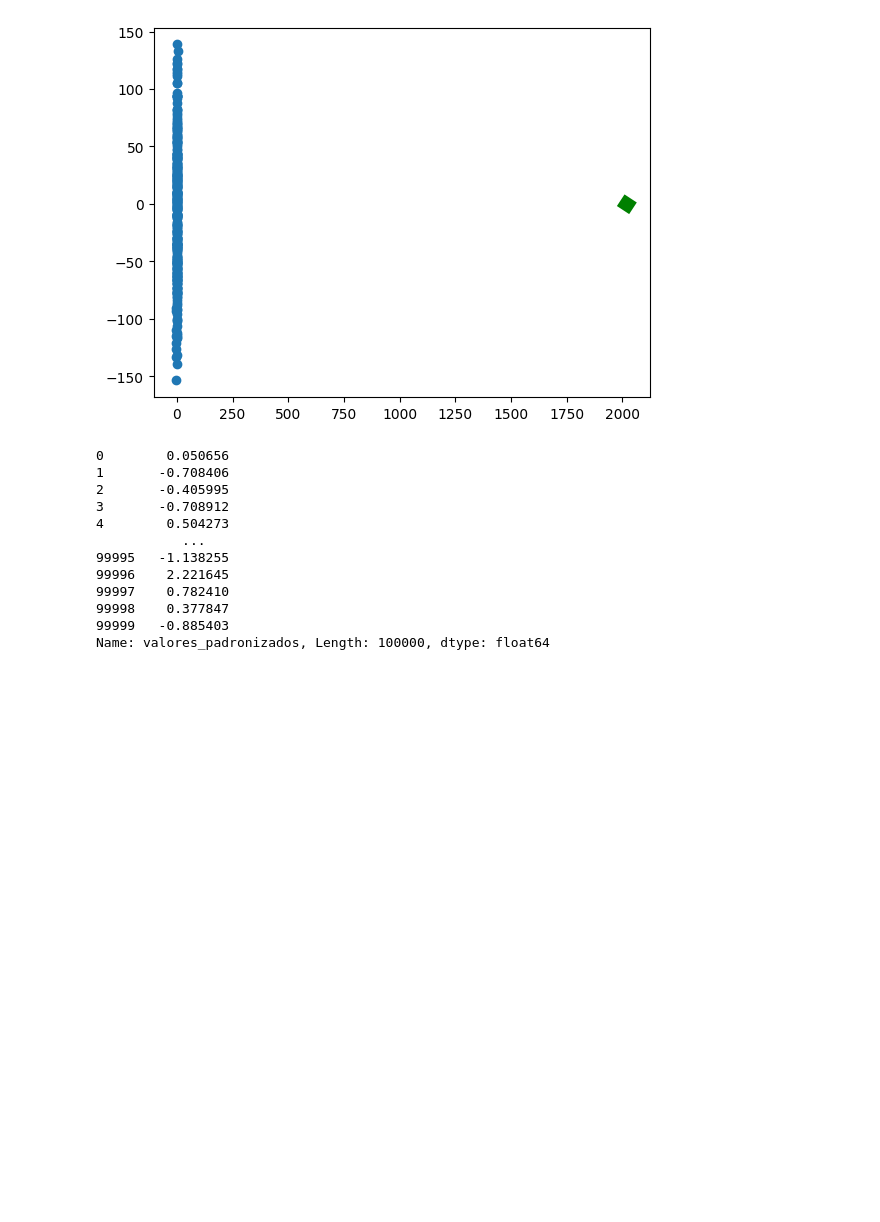
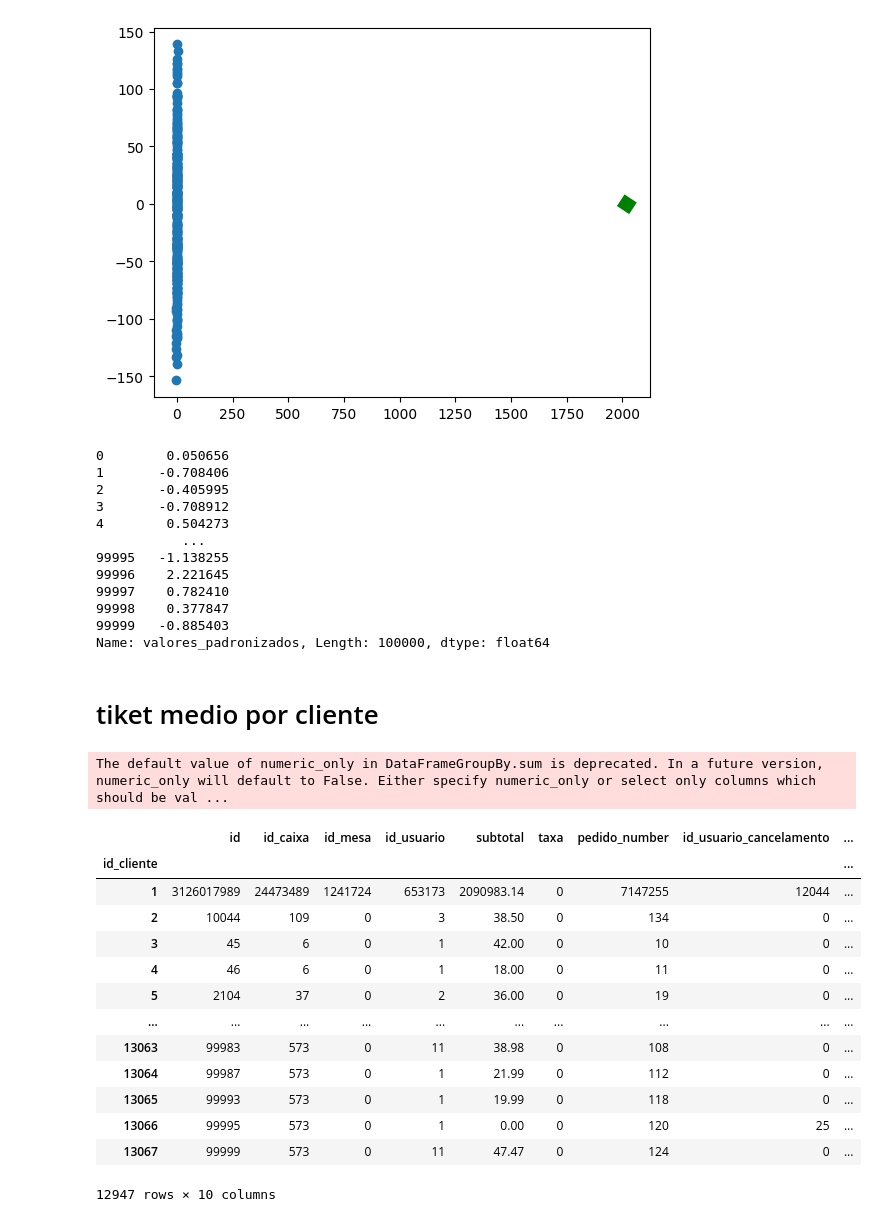
Before and after one commit to alyssonrafael/Project_bigdata, a Jupyter notebook: codigo_secundario.ipynb, the cells around one changed output. Saved outputs shown, nothing was run; the diff lists cells and outputs as text; code cells hidden in the pictures; blank space fills up the shorter version.

```diff
--- a/codigo_principal.ipynb
+++ b/codigo_secundario.ipynb
@@ -357,3 +357,27 @@ df["valores_padronizadoss"]
 99998    0.377847
 99999   -0.885403
 Name: valores_padronizados, Length: 100000, dtype: float64
+# %% [markdown]
+<h1>tiket medio por cliente<h1\>
+# %%
+df_id_clientes = df.groupby('id_cliente')
+
+soma_por_clientes = df_id_clientes.sum()
+
+soma_por_clientes
+# %% [output]
+The default value of numeric_only in DataFrameGroupBy.sum is deprecated. In a future version, numeric_only will default to False. Either specify numeric_only or select only columns which should be val ...
+|  | id | id_caixa | id_mesa | id_usuario | subtotal | taxa | pedido_number | id_usuario_cancelamento | ... |
+| id_cliente |  |  |  |  |  |  |  |  | ... |
+| 1 | 3126017989 | 24473489 | 1241724 | 653173 | 2090983.14 | 0 | 7147255 | 12044 | ... |
+| 2 | 10044 | 109 | 0 | 3 | 38.50 | 0 | 134 | 0 | ... |
+| 3 | 45 | 6 | 0 | 1 | 42.00 | 0 | 10 | 0 | ... |
+| 4 | 46 | 6 | 0 | 1 | 18.00 | 0 | 11 | 0 | ... |
+| 5 | 2104 | 37 | 0 | 2 | 36.00 | 0 | 19 | 0 | ... |
+| ... | ... | ... | ... | ... | ... | ... | ... | ... | ... |
+| 13063 | 99983 | 573 | 0 | 11 | 38.98 | 0 | 108 | 0 | ... |
+| 13064 | 99987 | 573 | 0 | 1 | 21.99 | 0 | 112 | 0 | ... |
+| 13065 | 99993 | 573 | 0 | 1 | 19.99 | 0 | 118 | 0 | ... |
+| 13066 | 99995 | 573 | 0 | 1 | 0.00 | 0 | 120 | 25 | ... |
+| 13067 | 99999 | 573 | 0 | 11 | 47.47 | 0 | 124 | 0 | ... |
+12947 rows × 10 columns
```
Also changed, not shown: parts of 9 cells of this notebook, 1 other file.
